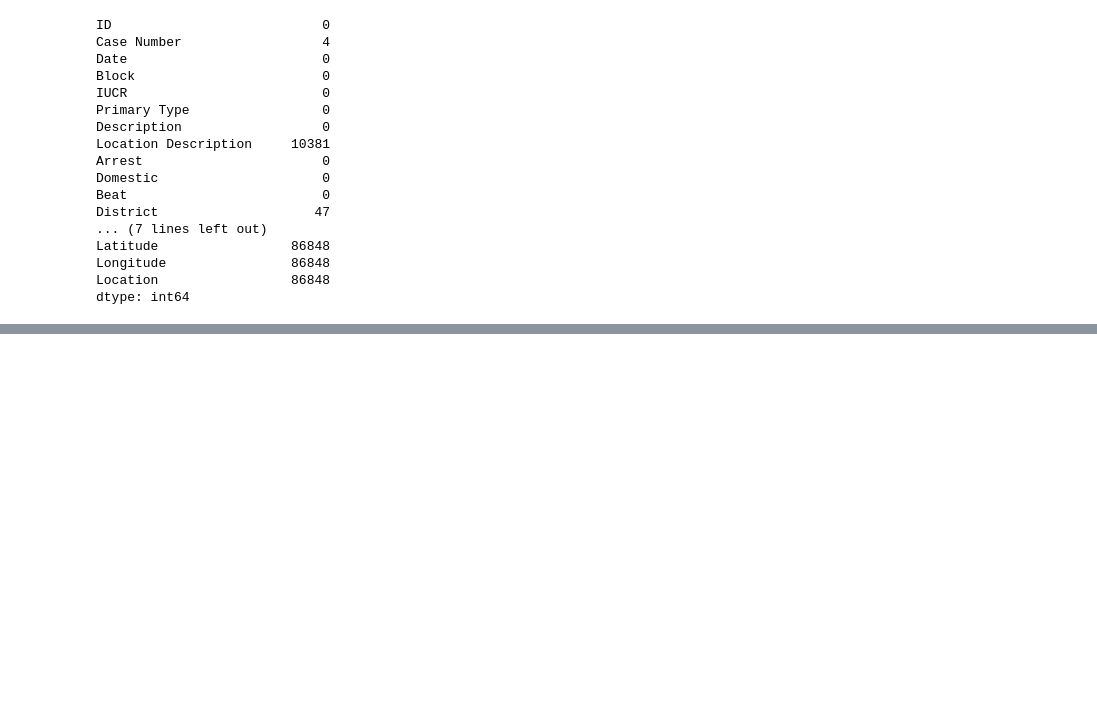
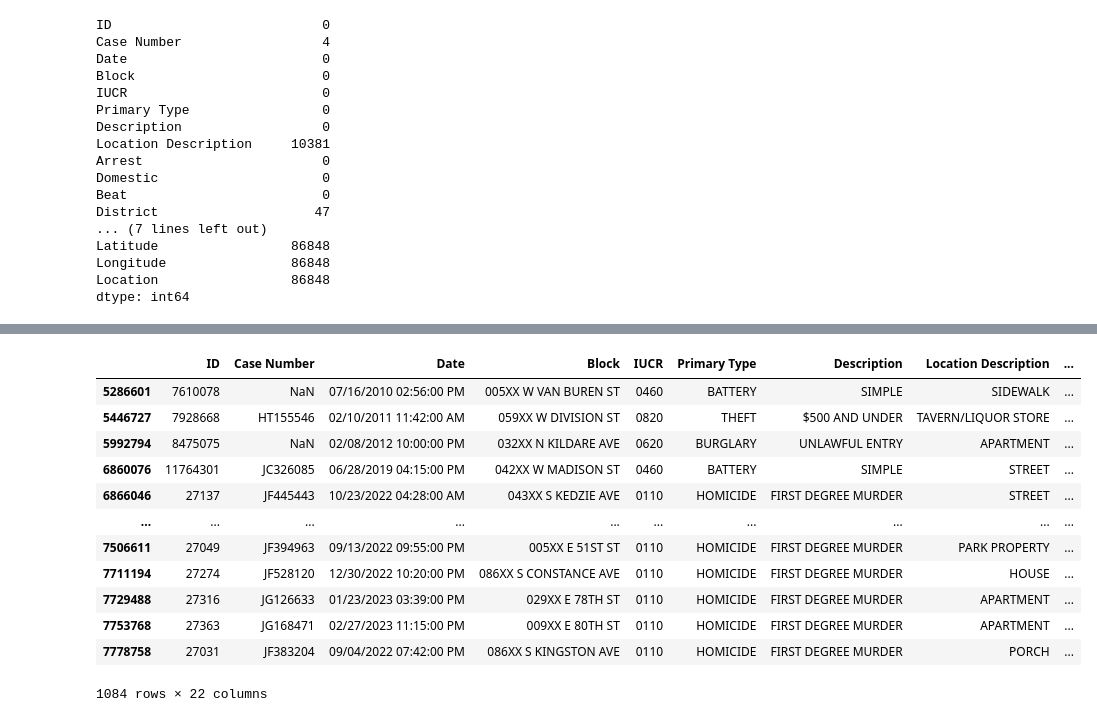
Before and after one commit to OpeyemiOdejimi/Publica_Tasks, a Jupyter notebook: week8/crime_dataset.ipynb, the cells around one changed output, grey strips where cells are left out. Drawn from its saved outputs; the diff is of its cells as text; code cells hidden in the pictures; blank space fills up the shorter version.

```diff
--- a/week8/crime_dataset.ipynb
+++ b/week8/crime_dataset.ipynb
@@ -58,0 +95,20 @@ dtype: int64
+# %%
+# Check duplicates in the case number column
+first_duplicate = df[df['Case Number'].duplicated() == True]
+second_duplicate = df[df['Case Number'].duplicated(keep='last') == True]
+full_duplicates_df = pd.concat([first_duplicate, second_duplicate], axis = 0)
+full_duplicates_df
+# %% [output]
+|  | ID | Case Number | Date | Block | IUCR | Primary Type | Description | Location Description | ... |
+| 5286601 | 7610078 | NaN | 07/16/2010 02:56:00 PM | 005XX W VAN BUREN ST | 0460 | BATTERY | SIMPLE | SIDEWALK | ... |
+| 5446727 | 7928668 | HT155546 | 02/10/2011 11:42:00 AM | 059XX W DIVISION ST | 0820 | THEFT | $500 AND UNDER | TAVERN/LIQUOR STORE | ... |
+| 5992794 | 8475075 | NaN | 02/08/2012 10:00:00 PM | 032XX N KILDARE AVE | 0620 | BURGLARY | UNLAWFUL ENTRY | APARTMENT | ... |
+| 6860076 | 11764301 | JC326085 | 06/28/2019 04:15:00 PM | 042XX W MADISON ST | 0460 | BATTERY | SIMPLE | STREET | ... |
+| 6866046 | 27137 | JF445443 | 10/23/2022 04:28:00 AM | 043XX S KEDZIE AVE | 0110 | HOMICIDE | FIRST DEGREE MURDER | STREET | ... |
+| ... | ... | ... | ... | ... | ... | ... | ... | ... | ... |
+| 7506611 | 27049 | JF394963 | 09/13/2022 09:55:00 PM | 005XX E 51ST ST | 0110 | HOMICIDE | FIRST DEGREE MURDER | PARK PROPERTY | ... |
+| 7711194 | 27274 | JF528120 | 12/30/2022 10:20:00 PM | 086XX S CONSTANCE AVE | 0110 | HOMICIDE | FIRST DEGREE MURDER | HOUSE | ... |
+| 7729488 | 27316 | JG126633 | 01/23/2023 03:39:00 PM | 029XX E 78TH ST | 0110 | HOMICIDE | FIRST DEGREE MURDER | APARTMENT | ... |
+| 7753768 | 27363 | JG168471 | 02/27/2023 11:15:00 PM | 009XX E 80TH ST | 0110 | HOMICIDE | FIRST DEGREE MURDER | APARTMENT | ... |
+| 7778758 | 27031 | JF383204 | 09/04/2022 07:42:00 PM | 086XX S KINGSTON AVE | 0110 | HOMICIDE | FIRST DEGREE MURDER | PORCH | ... |
+1084 rows × 22 columns
```
Also changed, not shown: parts of 18 cells of this notebook.
